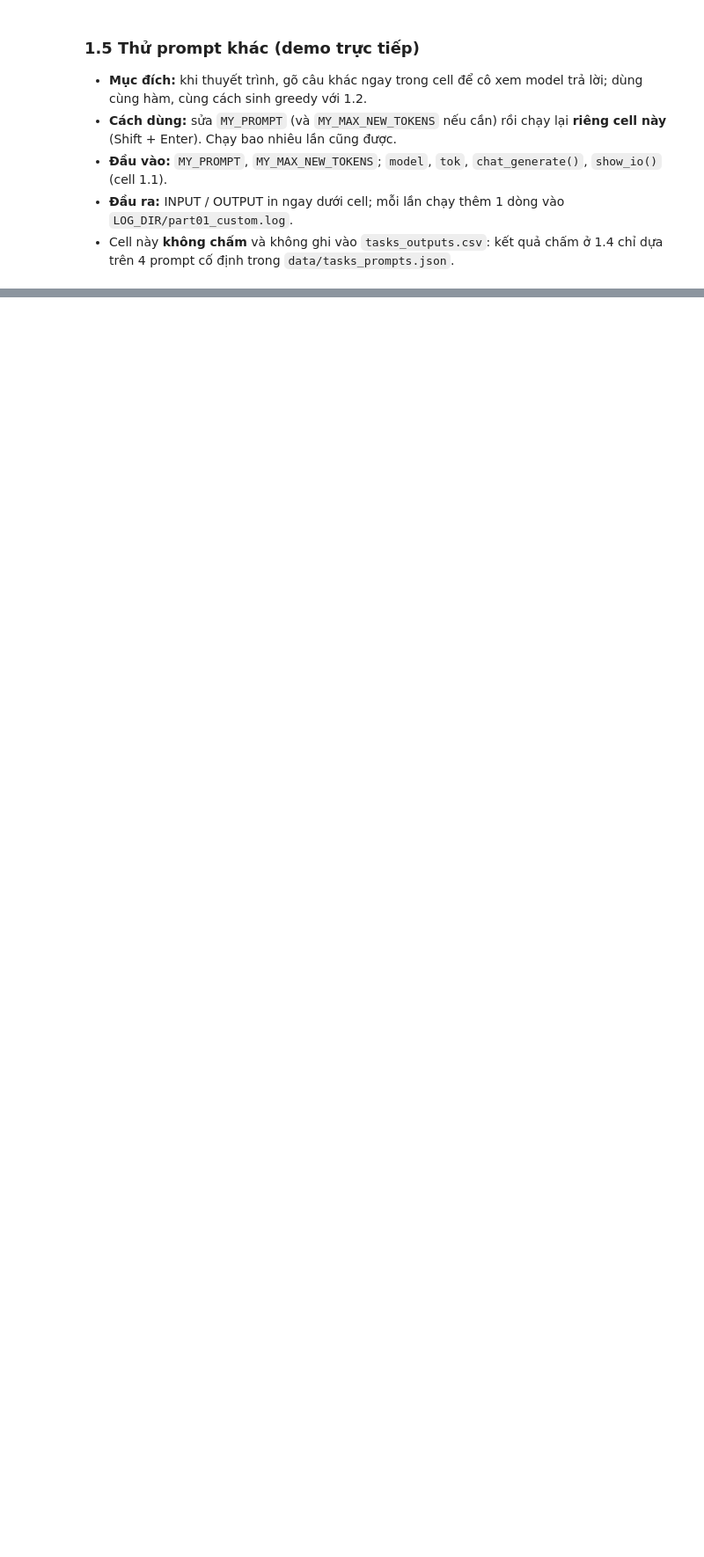
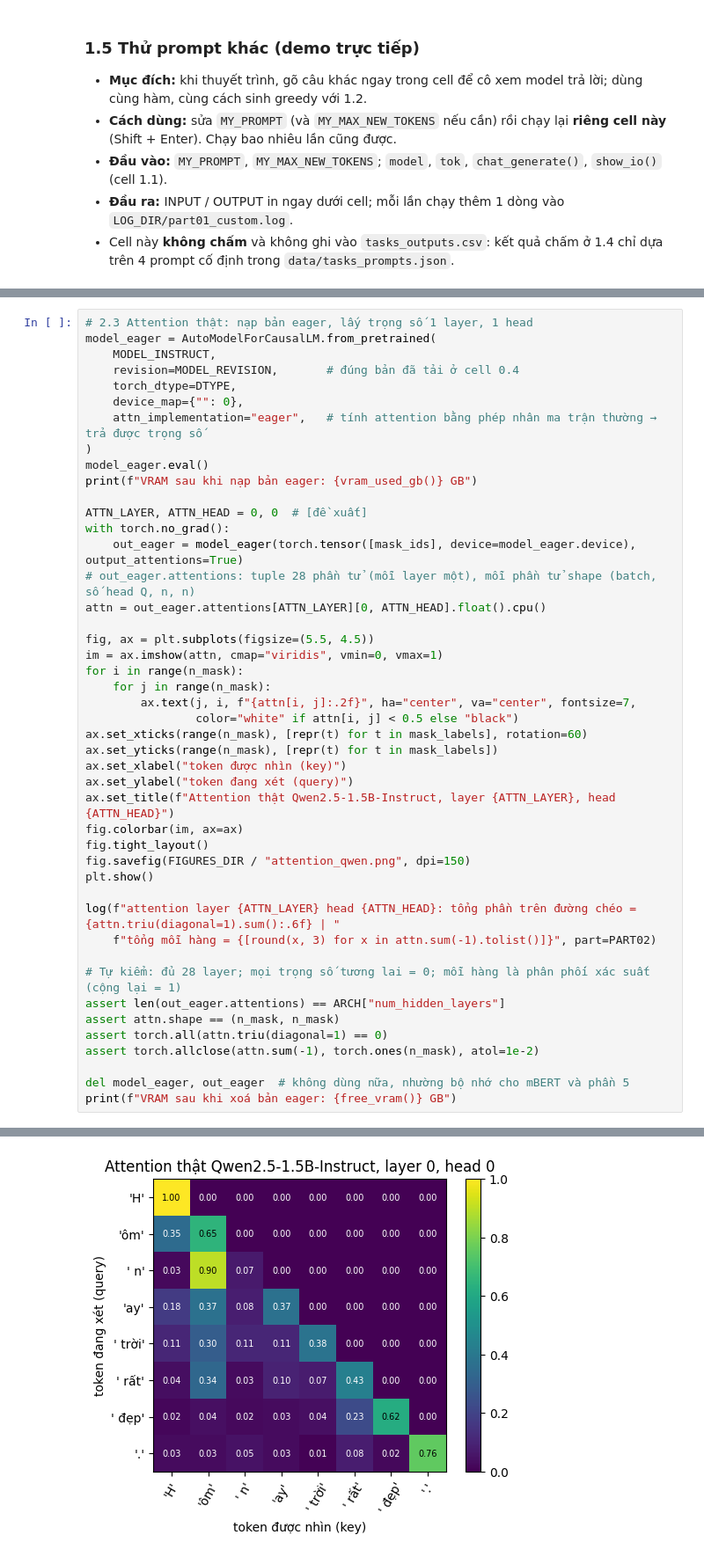
Before and after one commit to pptthu/LLMs_DL, a Jupyter notebook: notebook/llm_presentation.ipynb, the cells around one changed output, grey strips where cells are left out. Shown at 88% size. Cells and saved outputs as stored; diff of their text form; blank space fills up the shorter version.

```diff
--- a/notebook/llm_presentation.ipynb
+++ b/notebook/llm_presentation.ipynb
@@ -644,0 +793,46 @@ _Chưa có code._
+# %%
+# 2.3 Attention thật: nạp bản eager, lấy trọng số 1 layer, 1 head
+model_eager = AutoModelForCausalLM.from_pretrained(
+    MODEL_INSTRUCT,
+    revision=MODEL_REVISION,       # đúng bản đã tải ở cell 0.4
+    torch_dtype=DTYPE,
+    device_map={"": 0},
+    attn_implementation="eager",   # tính attention bằng phép nhân ma trận thường → trả được trọng số
+)
+model_eager.eval()
+print(f"VRAM sau khi nạp bản eager: {vram_used_gb()} GB")
+
+ATTN_LAYER, ATTN_HEAD = 0, 0  # [đề xuất]
+with torch.no_grad():
+    out_eager = model_eager(torch.tensor([mask_ids], device=model_eager.device), output_attentions=True)
+# out_eager.attentions: tuple 28 phần tử (mỗi layer một), mỗi phần tử shape (batch, số head Q, n, n)
+attn = out_eager.attentions[ATTN_LAYER][0, ATTN_HEAD].float().cpu()
+
+fig, ax = plt.subplots(figsize=(5.5, 4.5))
+im = ax.imshow(attn, cmap="viridis", vmin=0, vmax=1)
+for i in range(n_mask):
+    for j in range(n_mask):
+        ax.text(j, i, f"{attn[i, j]:.2f}", ha="center", va="center", fontsize=7,
+                color="white" if attn[i, j] < 0.5 else "black")
+ax.set_xticks(range(n_mask), [repr(t) for t in mask_labels], rotation=60)
+ax.set_yticks(range(n_mask), [repr(t) for t in mask_labels])
+ax.set_xlabel("token được nhìn (key)")
+ax.set_ylabel("token đang xét (query)")
+ax.set_title(f"Attention thật Qwen2.5-1.5B-Instruct, layer {ATTN_LAYER}, head {ATTN_HEAD}")
+fig.colorbar(im, ax=ax)
+fig.tight_layout()
+fig.savefig(FIGURES_DIR / "attention_qwen.png", dpi=150)
+plt.show()
+
+log(f"attention layer {ATTN_LAYER} head {ATTN_HEAD}: tổng phần trên đường chéo = {attn.triu(diagonal=1).sum():.6f} | "
+    f"tổng mỗi hàng = {[round(x, 3) for x in attn.sum(-1).tolist()]}", part=PART02)
+
+# Tự kiểm: đủ 28 layer; mọi trọng số tương lai = 0; mỗi hàng là phân phối xác suất (cộng lại = 1)
+assert len(out_eager.attentions) == ARCH["num_hidden_layers"]
+assert attn.shape == (n_mask, n_mask)
+assert torch.all(attn.triu(diagonal=1) == 0)
+assert torch.allclose(attn.sum(-1), torch.ones(n_mask), atol=1e-2)
+
+del model_eager, out_eager  # không dùng nữa, nhường bộ nhớ cho mBERT và phần 5
+print(f"VRAM sau khi xoá bản eager: {free_vram()} GB")
+# %% [output]
@@ -644,0 +840 @@ _Chưa có code._
+[figure, added]
```
Also changed, not shown: parts of 114 cells of this notebook, 2 other files.
